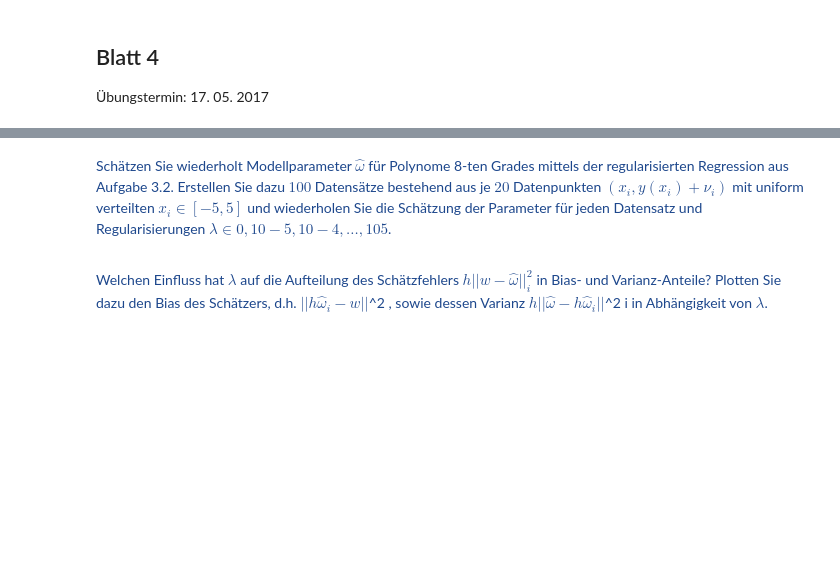
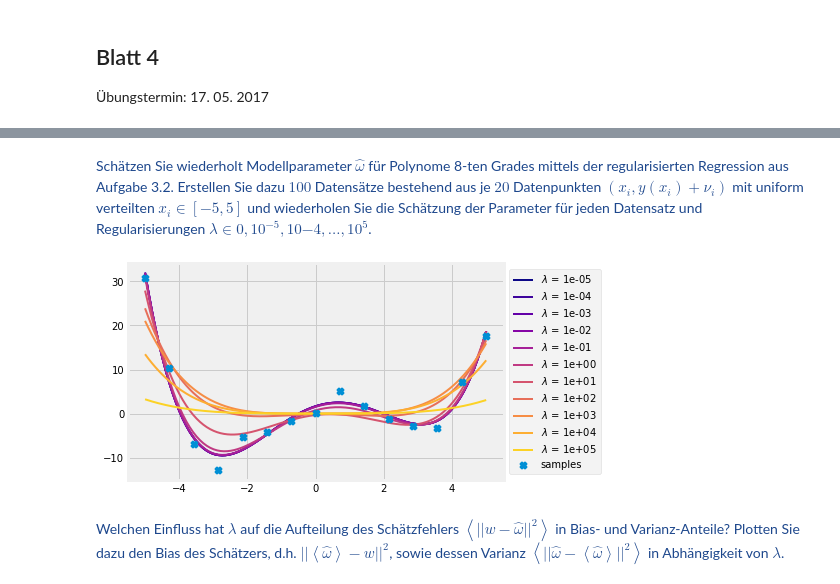
Before and after one commit to jonasitzmann/grundlagen_ml, a Jupyter notebook: ex4.ipynb, the cells around one changed output, grey strips where cells are left out. Saved outputs shown, nothing was run; the diff lists cells and outputs as text; code cells hidden in the pictures; blank space fills up the shorter version.

Commit message:
finish ex4, there are still some bad formattings in the pdf

```diff
--- a/ex4.ipynb
+++ b/ex4.ipynb
@@ -137,18 +222,36 @@ mit $\omega^2 = 2$.
+# %%
+def p_inv_reg(A, weight, d_mat):
+    return inv(A.T @ A + weight * d_mat) @ A.T
+
+def polyfit_reg(x, y, weight, d_mat_diagonal):
+    order = len(d_mat_diagonal) - 1
+    x, y = [np.array(a).reshape(-1, 1) for a in [x, y]]
+    design_mat = design_mat_polynomial(x, order)
+    params = p_inv_reg(design_mat, weight, diag(d_mat_diagonal)) @ y
+    return params.reshape(-1, 1)
 # %% [markdown]
 <font color='#1d478c'>
-
 Schätzen Sie wiederholt Modellparameter $\hat\omega$ für Polynome 8-ten Grades mittels der regularisierten
 Regression aus Aufgabe 3.2. Erstellen Sie dazu $100$ Datensätze bestehend aus je $20$ Datenpunkten
 $(x_i , y(x_i ) + \nu_i)$ mit uniform verteilten $x_i \in [−5, 5]$ und wiederholen Sie die Schätzung der Parameter
-für jeden Datensatz und Regularisierungen $\lambda \in {0, 10−5 , 10−4 , . . . , 105}$.
-
+für jeden Datensatz und Regularisierungen $\lambda \in {0, 10^{−5} , 10{−4} , . . . , 10^5}$.
 </font>
+# %%
+order = 4
+lambdas = 10**np.linspace(-5, 5, 11)
+d_mat_diagonal = [np.exp(m) + 1 for m in range(order + 1)]
+coeff_dict = {"$\lambda$ = {:.0e}".format(weight) : polyfit_reg(xs, ys, weight, d_mat_diagonal) for weight in lambdas}
+plot(xs, ys, coeff_dict, lw=2)
+# %% [output]
+[figure, added]
 # %% [markdown]
 <font color='#1d478c'>
-
-Welchen Einfluss hat $\lambda$ auf die Aufteilung des Schätzfehlers $h||w − \hat\omega||^2_i$
+Welchen Einfluss hat $\lambda$ auf die Aufteilung des Schätzfehlers
+$\left< ||w − \hat\omega||^2\right>$
 in Bias- und Varianz-Anteile?
-Plotten Sie dazu den Bias des Schätzers, d.h. $||h\hat\omega_i − w||$^2 ,
-sowie dessen Varianz $h||\hat\omega − h\hat\omega_i||$^2 i in Abhängigkeit von $\lambda$.
-
+Plotten Sie dazu den Bias des Schätzers, d.h.
+$||\left<\hat\omega\right> − w||^2$,
+sowie dessen Varianz
+$\left< ||\hat\omega − \left< \hat\omega \right>||^2 \right>$
+in Abhängigkeit von $\lambda$.
 </font>
```
Also changed, not shown: parts of 23 cells of this notebook, 1 other file.
